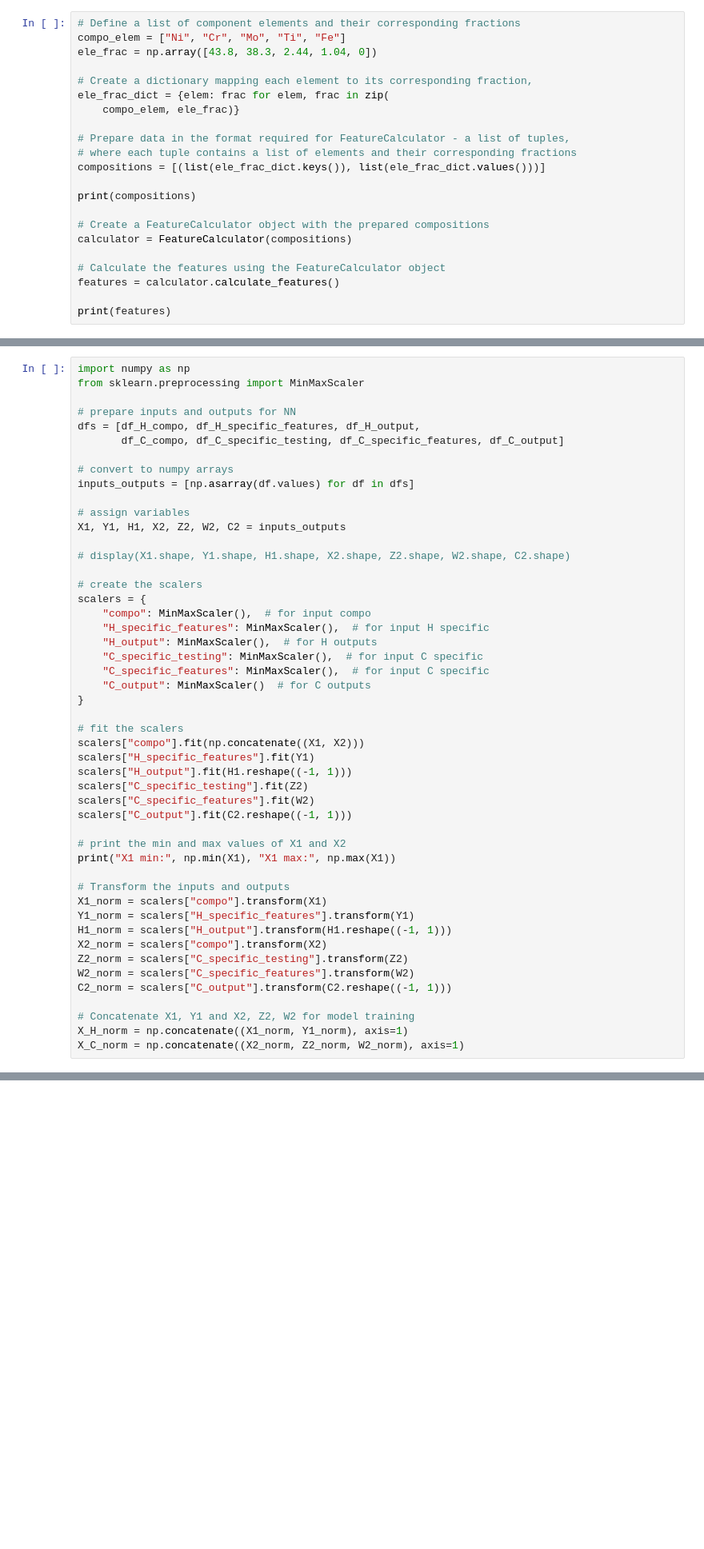
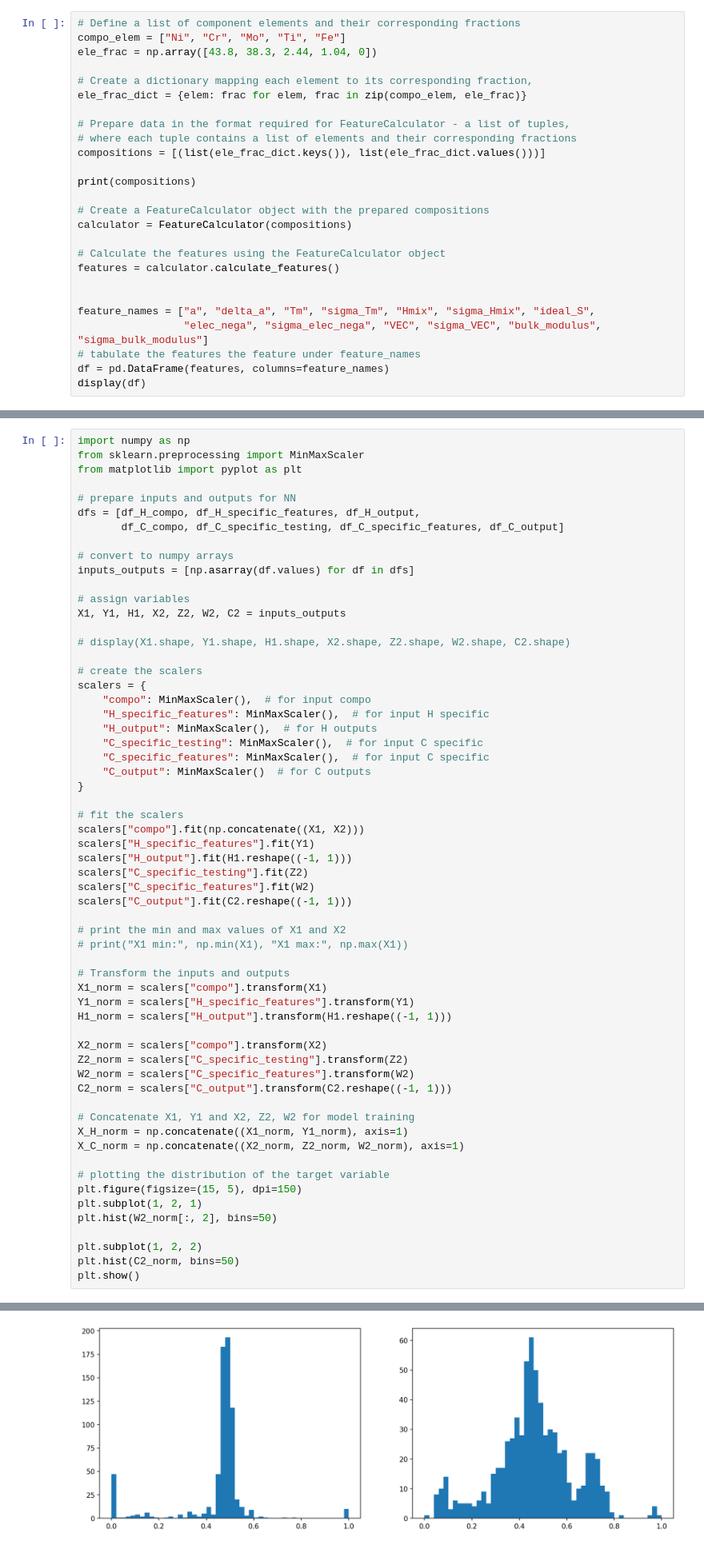
Before and after one commit to YXWU2014/CCA_representation_ML, a Jupyter notebook: Dataset_EDA_Pairplot_Feature_PCA_Mahalanobis/EDA_feature_calculation_selection.ipynb, the cells around one changed output, grey strips where cells are left out. Shown at 80% size. Drawn from its saved outputs; the diff is of its cells as text; blank space fills up the shorter version.

```diff
--- a/Dataset_EDA_Pairplot_Feature_PCA_Mahalanobis/EDA_feature_calculation_selection.ipynb
+++ b/Dataset_EDA_Pairplot_Feature_PCA_Mahalanobis/EDA_feature_calculation_selection.ipynb
@@ -22,8 +26,7 @@ compo_elem = ["Ni", "Cr", "Mo", "Ti", "Fe"]
 ele_frac = np.array([43.8, 38.3, 2.44, 1.04, 0])
 
 # Create a dictionary mapping each element to its corresponding fraction,
-ele_frac_dict = {elem: frac for elem, frac in zip(
-    compo_elem, ele_frac)}
+ele_frac_dict = {elem: frac for elem, frac in zip(compo_elem, ele_frac)}
 
 # Prepare data in the format required for FeatureCalculator - a list of tuples,
 # where each tuple contains a list of elements and their corresponding fractions
@@ -37,6 +40,11 @@ calculator = FeatureCalculator(compositions)
 # Calculate the features using the FeatureCalculator object
 features = calculator.calculate_features()
 
-print(features)
+
+feature_names = ["a", "delta_a", "Tm", "sigma_Tm", "Hmix", "sigma_Hmix", "ideal_S",
+                 "elec_nega", "sigma_elec_nega", "VEC", "sigma_VEC", "bulk_modulus", "sigma_bulk_modulus"]
+# tabulate the features the feature under feature_names
+df = pd.DataFrame(features, columns=feature_names)
+display(df)
 # %% [output]
 [(['Ni', 'Cr', 'Mo', 'Ti', 'Fe'], [43.8, 38.3, 2.44, 1.04, 0.0])]
@@ -185,6 +191,7 @@ plt.show()
 # %%
 import numpy as np
 from sklearn.preprocessing import MinMaxScaler
+from matplotlib import pyplot as plt
 
 # prepare inputs and outputs for NN
 dfs = [df_H_compo, df_H_specific_features, df_H_output,
@@ -217,12 +224,13 @@ scalers["C_specific_features"].fit(W2)
 scalers["C_output"].fit(C2.reshape((-1, 1)))
 
 # print the min and max values of X1 and X2
-print("X1 min:", np.min(X1), "X1 max:", np.max(X1))
+# print("X1 min:", np.min(X1), "X1 max:", np.max(X1))
 
 # Transform the inputs and outputs
 X1_norm = scalers["compo"].transform(X1)
 Y1_norm = scalers["H_specific_features"].transform(Y1)
 H1_norm = scalers["H_output"].transform(H1.reshape((-1, 1)))
+
 X2_norm = scalers["compo"].transform(X2)
 Z2_norm = scalers["C_specific_testing"].transform(Z2)
 W2_norm = scalers["C_specific_features"].transform(W2)
@@ -231,4 +239,13 @@ C2_norm = scalers["C_output"].transform(C2.reshape((-1, 1)))
 # Concatenate X1, Y1 and X2, Z2, W2 for model training
 X_H_norm = np.concatenate((X1_norm, Y1_norm), axis=1)
 X_C_norm = np.concatenate((X2_norm, Z2_norm, W2_norm), axis=1)
+
+# plotting the distribution of the target variable
+plt.figure(figsize=(15, 5), dpi=150)
+plt.subplot(1, 2, 1)
+plt.hist(W2_norm[:, 2], bins=50)
+
+plt.subplot(1, 2, 2)
+plt.hist(C2_norm, bins=50)
+plt.show()
 # %% [output]
@@ -236,3 +252,4 @@ X1 min: 0.0 X1 max: 85.39999999999999
+[figure, added]
 # %%
 from sklearn.inspection import permutation_importance
 from sklearn.feature_selection import SelectFromModel
```
Also changed, not shown: parts of 10 cells of this notebook, 1 other file.
